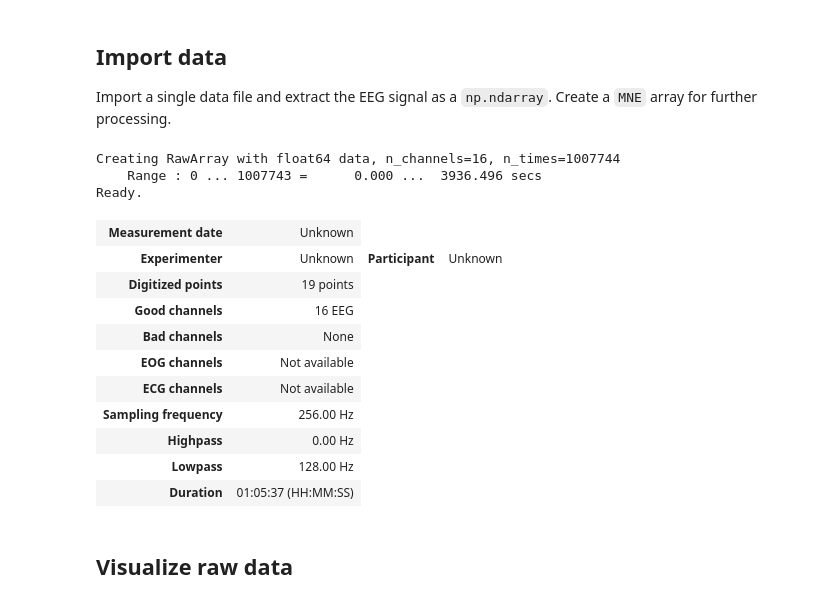
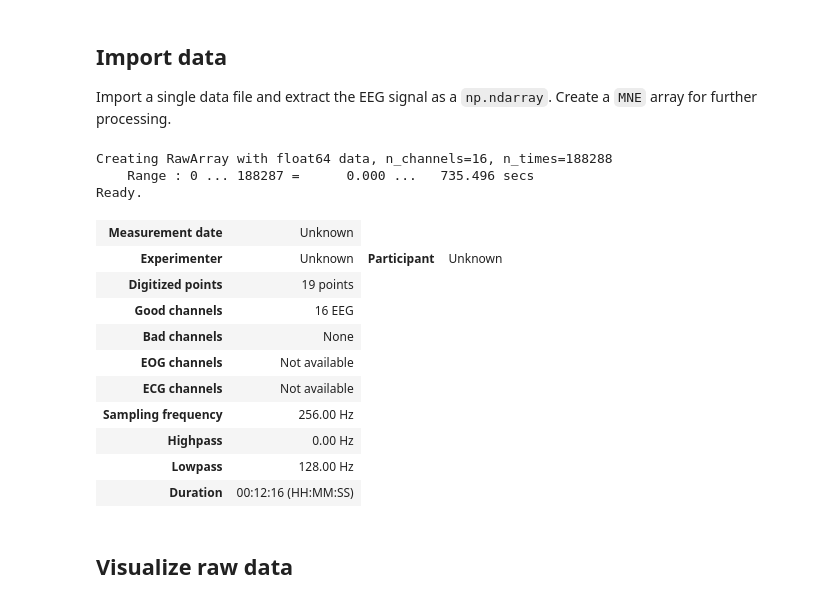
Before and after one commit to kirtonBCIlab/easy-on-the-eyes, a Jupyter notebook: eeg_preprocessing.ipynb, the cells around one changed output. Saved outputs shown, nothing was run; the diff lists cells and outputs as text; code cells hidden in the pictures.

```diff
--- a/eeg_preprocessing.ipynb
+++ b/eeg_preprocessing.ipynb
@@ -35,31 +35,31 @@ from Functions import data_tools
 Import a single data file and extract the EEG signal as a `np.ndarray`. Create a `MNE` array for further processing.
 # %%
 # Settings
-file_name = "sub-P004_ses-S001_task-T1_run-001_eeg.xdf"
+file_name = "sub-P005_ses-S001_task-T1_run-003_eeg.xdf"
 ch_names = ["C3", "Cz", "C4", "T7", "T8", "P3", "Pz", "P4", "P7", "PO7", "POz", "P8", "PO8", "O1", "Oz", "O2"]
 
 # Import data
 [eeg_ts, eeg_data, eeg_fs] = import_data.read_xdf(f"Data\\{file_name}", picks=ch_names)
 
 # Create MNE array
 info = mne.create_info(ch_names, eeg_fs, ch_types = 'eeg')  # Create info properties
 mne_raw = mne.io.RawArray(eeg_data, info = info)            # Create MNE raw array
 mne_raw.set_montage('standard_1020')                        # Set montage to array
 # %% [output]
-Creating RawArray with float64 data, n_channels=16, n_times=1007744
-    Range : 0 ... 1007743 =      0.000 ...  3936.496 secs
+Creating RawArray with float64 data, n_channels=16, n_times=188288
+    Range : 0 ... 188287 =      0.000 ...   735.496 secs
 Ready.
 | Measurement date | Unknown |
 | Experimenter | Unknown | Participant | Unknown |
 | Digitized points | 19 points |
 | Good channels | 16 EEG |
 | Bad channels | None |
 | EOG channels | Not available |
 | ECG channels | Not available |
 | Sampling frequency | 256.00 Hz |
 | Highpass | 0.00 Hz |
 | Lowpass | 128.00 Hz |
-| Duration | 01:05:37 (HH:MM:SS) |
+| Duration | 00:12:16 (HH:MM:SS) |
 # %% [markdown]
 ## Visualize raw data
 # %%
```
Also changed, not shown: parts of 10 cells of this notebook.
